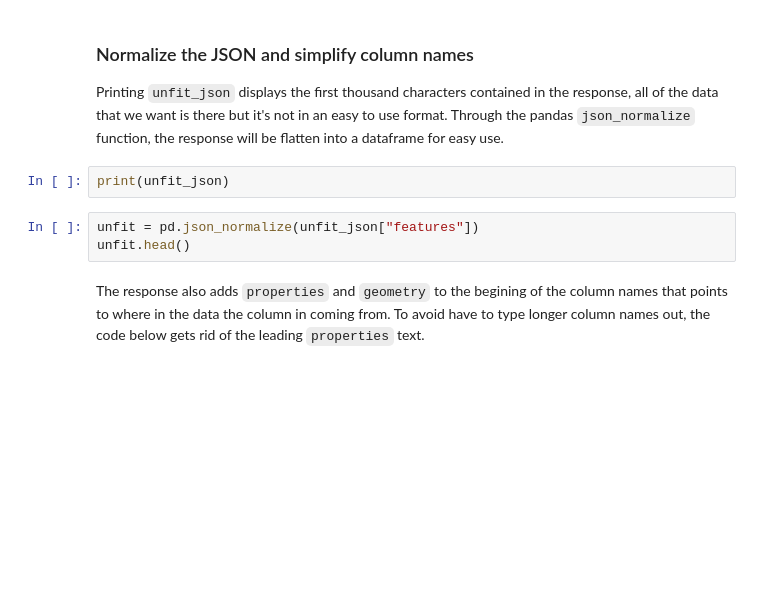
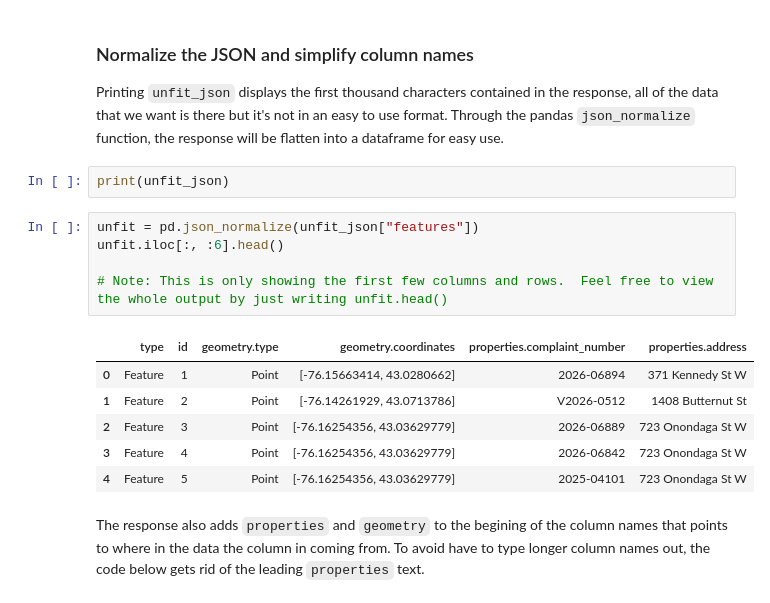
Before and after one commit to CityofSyracuse/OpenDataTutorial, a Jupyter notebook: Python/python_tutorial.ipynb, the cells around one changed output. Drawn from its saved outputs; the diff is of its cells as text; blank space fills up the shorter version.

Commit message:
Made outputs smaller

```diff
--- a/Python/python_tutorial.ipynb
+++ b/Python/python_tutorial.ipynb
@@ -30,7 +30,16 @@ Printing `unfit_json` displays the first thousand characters contained in the re
 print(unfit_json)
 # %%
 unfit = pd.json_normalize(unfit_json["features"])
-unfit.head()
+unfit.iloc[:, :6].head()
+
+# Note: This is only showing the first few columns and rows.  Feel free to view the whole output by just writing unfit.head()
+# %% [output]
+|  | type | id | geometry.type | geometry.coordinates | properties.complaint_number | properties.address |
+| 0 | Feature | 1 | Point | [-76.15663414, 43.0280662] | 2026-06894 | 371 Kennedy St W |
+| 1 | Feature | 2 | Point | [-76.14261929, 43.0713786] | V2026-0512 | 1408 Butternut St |
+| 2 | Feature | 3 | Point | [-76.16254356, 43.03629779] | 2026-06889 | 723 Onondaga St W |
+| 3 | Feature | 4 | Point | [-76.16254356, 43.03629779] | 2026-06842 | 723 Onondaga St W |
+| 4 | Feature | 5 | Point | [-76.16254356, 43.03629779] | 2025-04101 | 723 Onondaga St W |
 # %% [markdown]
 The response also adds `properties` and `geometry` to the begining of the column names that points to where in the data the column in coming from.  To avoid have to type longer column names out, the code below gets rid of the leading `properties` text.
 # %%
```
Also changed, not shown: parts of 5 cells of this notebook.
